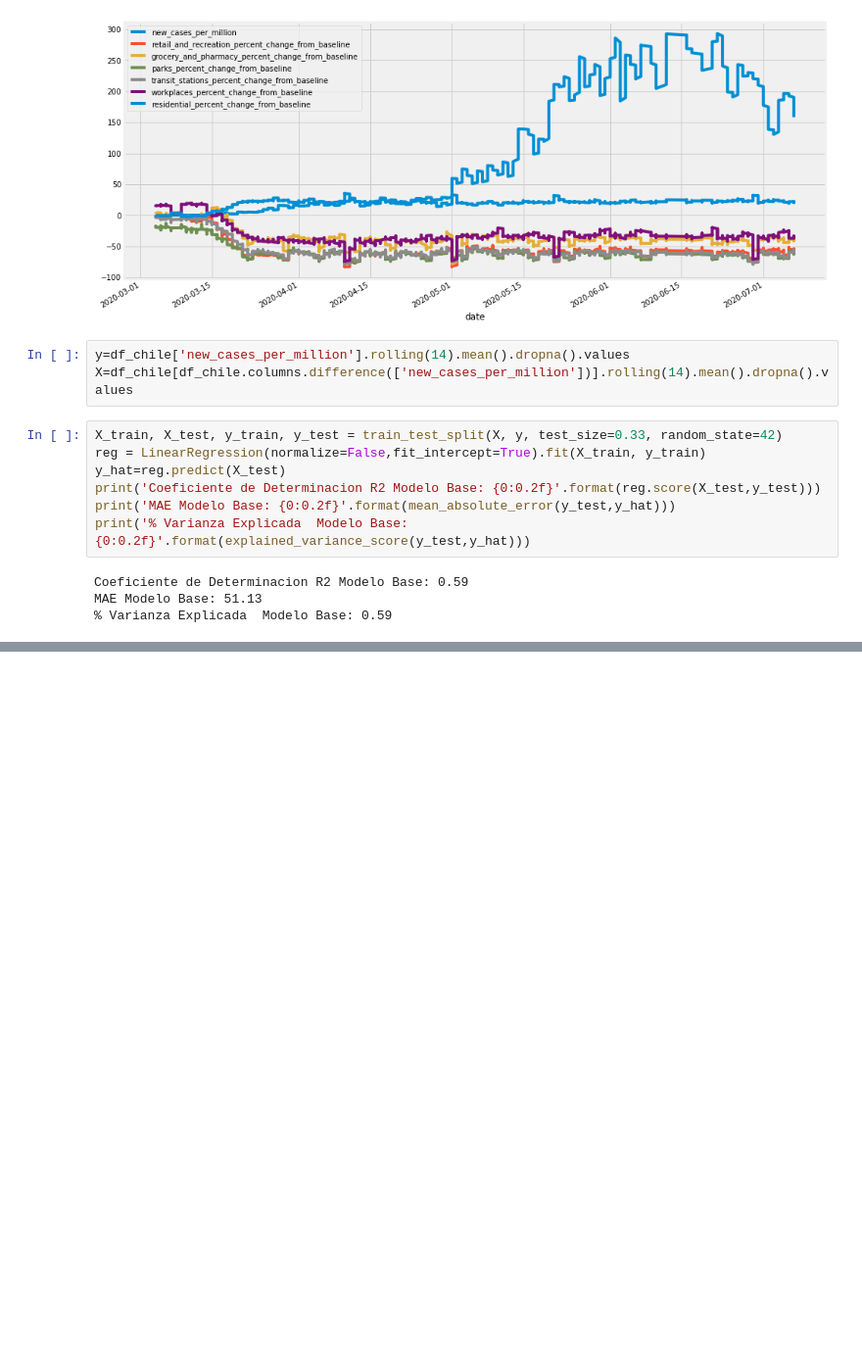
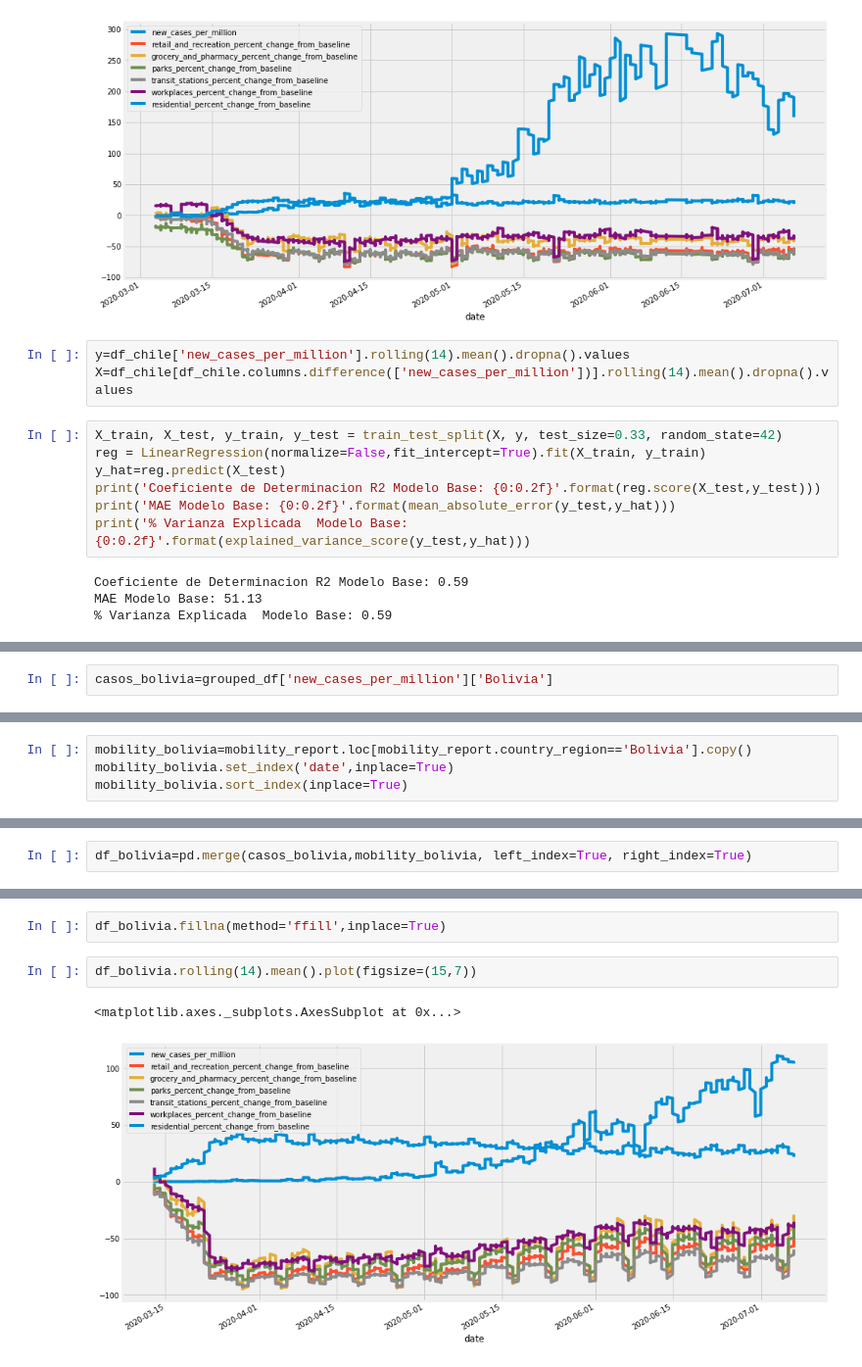
Before and after one commit to sherna90/mineria_datos, a Jupyter notebook: 2.-feature_engineering.ipynb, the cells around one changed output, grey strips where cells are left out. Shown at 98% size. Drawn from its saved outputs; the diff is of its cells as text; blank space fills up the shorter version.

```diff
--- a/2.-feature_engineering.ipynb
+++ b/2.-feature_engineering.ipynb
@@ -446,3 +448,5 @@ Coeficiente de Determinacion R2 Polinomio (5) : 0.78
 MAE Polinomio (5) : 33.90
 % Varianza Explicada  Polinomio (5) : 0.78
 -----------------------------------------------------
+# %%
+casos_bolivia=grouped_df['new_cases_per_million']['Bolivia']
@@ -448,0 +457,4 @@ MAE Polinomio (5) : 33.90
+# %%
+mobility_bolivia=mobility_report.loc[mobility_report.country_region=='Bolivia'].copy()
+mobility_bolivia.set_index('date',inplace=True)
+mobility_bolivia.sort_index(inplace=True)
@@ -448,0 +473,2 @@ MAE Polinomio (5) : 33.90
+# %%
+df_bolivia=pd.merge(casos_bolivia,mobility_bolivia, left_index=True, right_index=True)
@@ -448,0 +487,7 @@ MAE Polinomio (5) : 33.90
+# %%
+df_bolivia.fillna(method='ffill',inplace=True)
+# %%
+df_bolivia.rolling(14).mean().plot(figsize=(15,7))
+# %% [output]
+<matplotlib.axes._subplots.AxesSubplot at 0x...>
+[figure, added]
```
Also changed, not shown: parts of 11 cells of this notebook.
